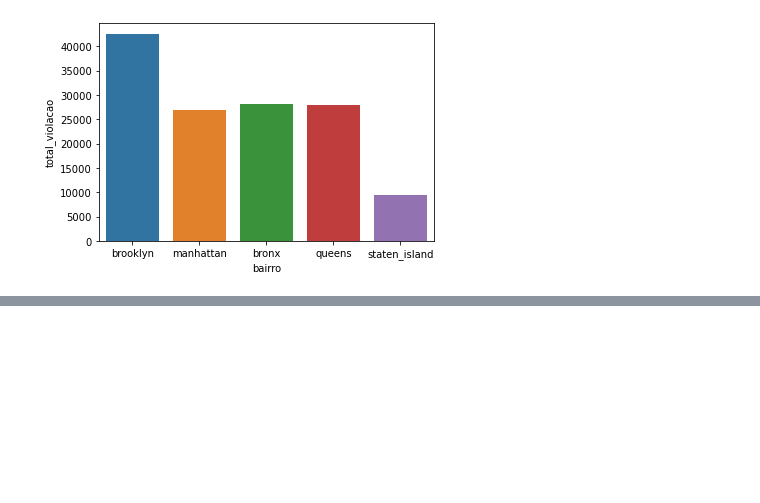
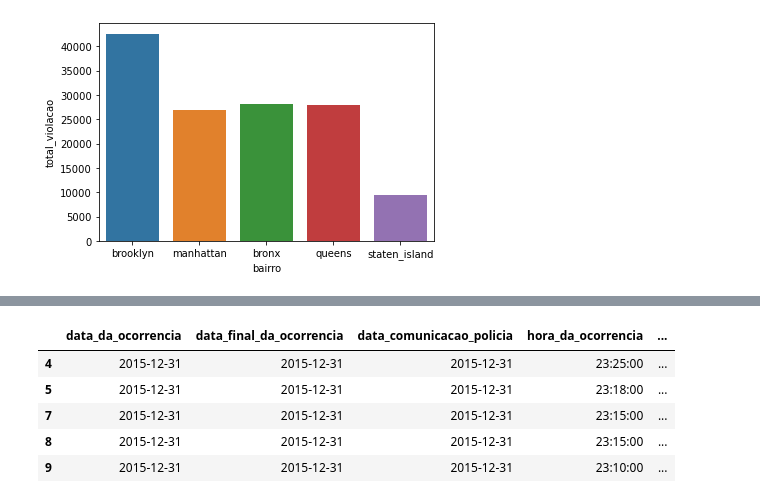
Before and after one commit to robertferro/crimes_ny, a Jupyter notebook: Crimes_NY-visualization.ipynb, the cells around one changed output, grey strips where cells are left out. Saved outputs shown, nothing was run; the diff lists cells and outputs as text; code cells hidden in the pictures; blank space fills up the shorter version.

```diff
--- a/Crimes_NY-visualization.ipynb
+++ b/Crimes_NY-visualization.ipynb
@@ -860,0 +853,2 @@ sns.barplot(x = 'bairro' , y = 'total_violacao' , data = violacao_por_bairros_df
+# %%
+select_ny = select_ny.dropna()
@@ -860,0 +859,9 @@ sns.barplot(x = 'bairro' , y = 'total_violacao' , data = violacao_por_bairros_df
+# %%
+select_ny.head()
+# %% [output]
+|  | data_da_ocorrencia | data_final_da_ocorrencia | data_comunicacao_policia | hora_da_ocorrencia | ... |
+| 4 | 2015-12-31 | 2015-12-31 | 2015-12-31 | 23:25:00 | ... |
+| 5 | 2015-12-31 | 2015-12-31 | 2015-12-31 | 23:18:00 | ... |
+| 7 | 2015-12-31 | 2015-12-31 | 2015-12-31 | 23:15:00 | ... |
+| 8 | 2015-12-31 | 2015-12-31 | 2015-12-31 | 23:15:00 | ... |
+| 9 | 2015-12-31 | 2015-12-31 | 2015-12-31 | 23:10:00 | ... |
```
Also changed, not shown: parts of 13 cells of this notebook.
